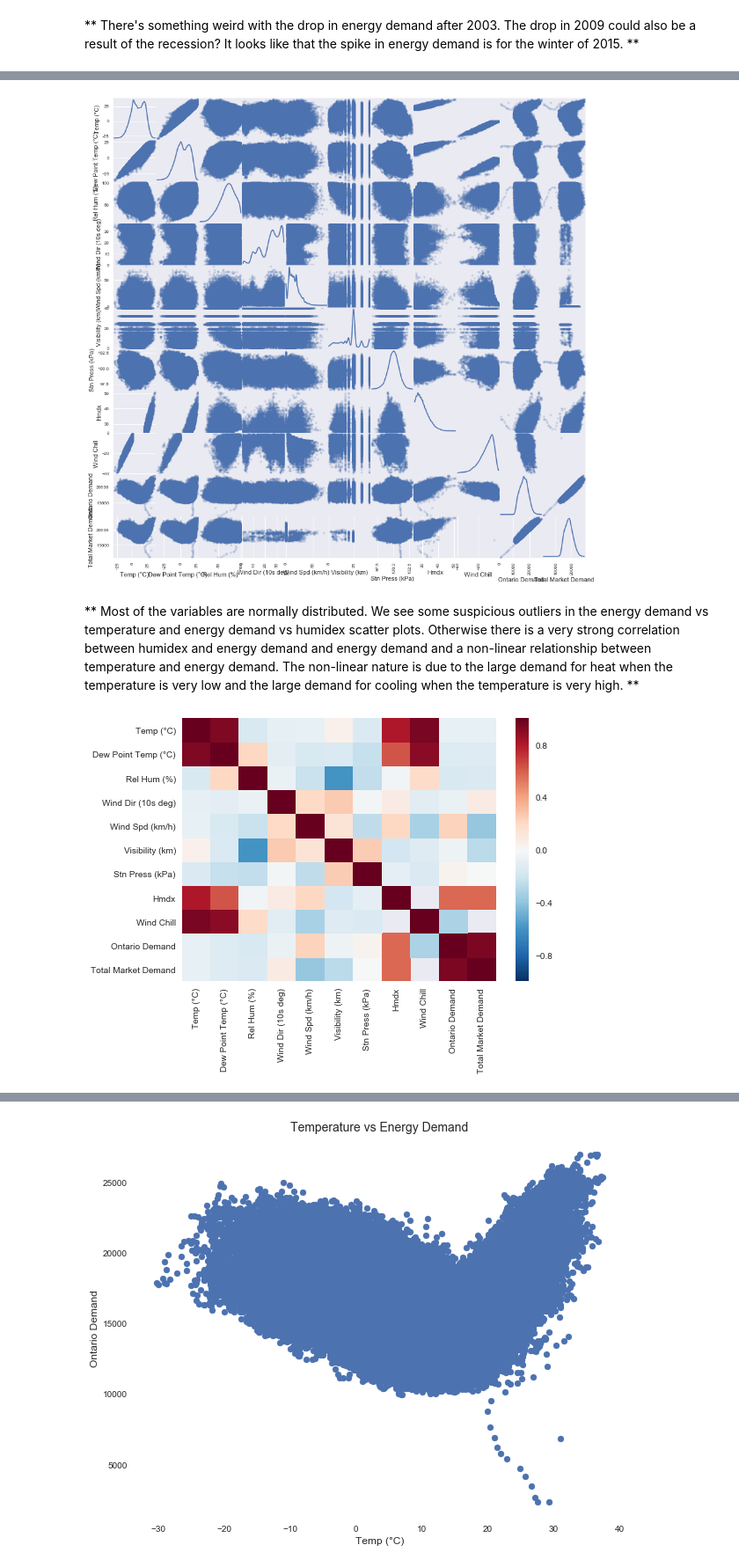
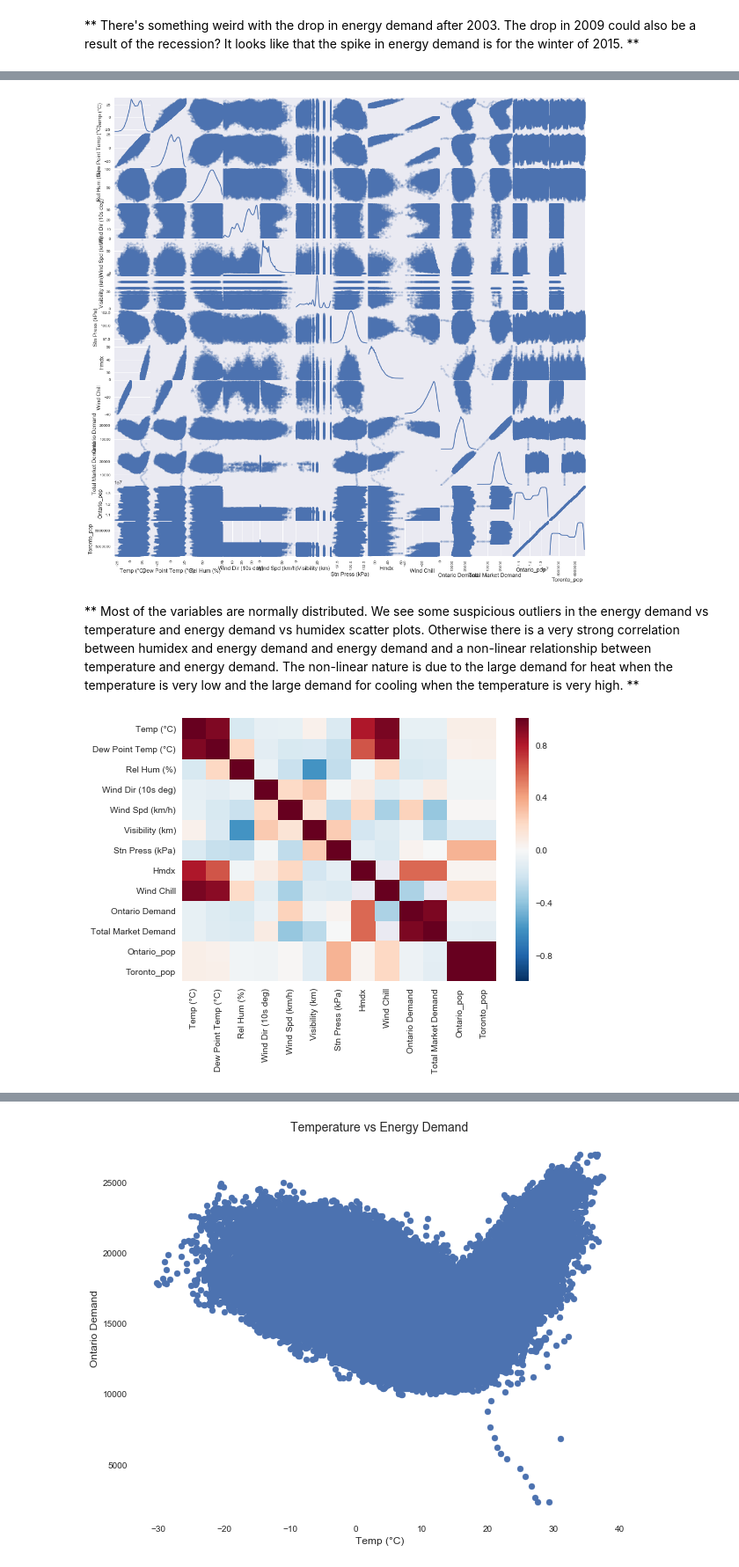
Before and after one commit to james-parks/Project2, a Jupyter notebook: CanadaEnergyUse.ipynb, the cells around one changed output, grey strips where cells are left out. Shown at 88% size. Cells and saved outputs as stored; diff of their text form; code cells hidden in the pictures.

Commit message:
added population data

```diff
--- a/CanadaEnergyUse.ipynb
+++ b/CanadaEnergyUse.ipynb
@@ -57,5 +90,21 @@ weather_data.head(4)
+# %%
+pop_data=pd.read_excel("ontario_pop.xlsx")
+# Convert Date column to datetime
+pop_data["Date"]=pd.to_datetime(pop_data.Date)
+# create a datetime column for the years between 1994 and 2017
+date_index = pd.DataFrame({"Date/Time":pd.date_range('1/1/1994', periods=len(weather_data), freq='H')})
+# Merge date_index dataframe with the the population data dataframe
+pop_merged=date_index.merge(pop_data,left_on="Date/Time",right_on="Date",how="outer")
+# Subset on useful columns
+pop_merged=pop_merged[["Date/Time", "Ontario_pop","Toronto_pop"]]
+# Use linear interpolation to estimate the hourly population between offical census data
+pop_merged.interpolate(method='linear',limit_direction="both",inplace=True)
+# Round population estimates to the nearest integer
+pop_merged[["Ontario_pop","Toronto_pop"]]=pop_merged[["Ontario_pop","Toronto_pop"]].round()
 # %%
-# We merge the two dataframes together
+# We merge the energy and weather dataframes together
 weather_data["Date/Time"]=pd.to_datetime(weather_data["Date/Time"])
 weather_merge=pd.merge(weather_data,energy_sub, how="outer",left_on="Date/Time",right_on="Date/Time")
+# Now merge with the populaton dataframes
+all_data=pd.merge(weather_merge,pop_merged, how="outer",left_on="Date/Time",right_on="Date/Time")
 # %%
@@ -123,6 +174,7 @@ plt.show()
 # %% [markdown]
 ** There's something weird with the drop in energy demand after 2003. The drop in 2009 could also be a result of the recession? It looks like that the spike in energy demand is for the winter of 2015. **
 # %%
-# Now remove NA columns from weather_merge
-weather_sub=weather_merge[["Date/Time","Data Quality", "Temp (°C)","Temp Flag" ,"Dew Point Temp (°C)" ,"Dew Point Temp Flag","Rel Hum (%)"    ,"Rel Hum Flag","Wind Dir (10s deg)" ,"Wind Dir Flag"   ,"Wind Spd (km/h)" ,"Wind Spd Flag" ,"Visibility (km)","Visibility Flag" ,"Stn Press (kPa)" ,"Stn Press Flag","Hmdx","Wind Chill","Weather", "Ontario Demand" ,"Total Market Demand"]]
+# Now remove NA columns from all_data
+#weather_sub=weather_merge[["Date/Time","Data Quality", "Temp (°C)","Temp Flag" ,"Dew Point Temp (°C)" ,"Dew Point Temp Flag","Rel Hum (%)"    ,"Rel Hum Flag","Wind Dir (10s deg)" ,"Wind Dir Flag"   ,"Wind Spd (km/h)" ,"Wind Spd Flag" ,"Visibility (km)","Visibility Flag" ,"Stn Press (kPa)" ,"Stn Press Flag","Hmdx","Wind Chill","Weather", "Ontario Demand" ,"Total Market Demand"]]
+all_data_sub=all_data.drop(["Hmdx Flag","Wind Chill Flag"],axis=1)
 # %%
@@ -140,16 +192,16 @@ weather_sub.describe()
 # %%
 from pandas.tools.plotting import scatter_matrix
-scatter_matrix(weather_sub,alpha=0.2, figsize=(15, 15), diagonal='kde')
+scatter_matrix(all_data_sub.drop(["Year","Month","Day"],axis=1),alpha=0.2, figsize=(17, 17), diagonal='kde')
 plt.show()
 # %% [output]
-[figure, old version]
+[figure, new version]
 # %% [markdown]
 ** Most of the variables are normally distributed. We see some suspicious outliers in the energy demand vs temperature and energy demand vs humidex scatter plots. Otherwise there is a very strong correlation between humidex and energy demand and energy demand and a non-linear relationship between temperature and energy demand. The non-linear nature is due to the large demand for heat when the temperature is very low and the large demand for cooling when the temperature is very high. **
 # %%
-corr = weather_sub.corr()
+corr = all_data_sub.drop(["Year","Month","Day"],axis=1).corr()
 sns.heatmap(corr,
             xticklabels=corr.columns.values,
             yticklabels=corr.columns.values)
 plt.show()
 # %% [output]
-[figure, old version]
+[figure, new version]
```
Also changed, not shown: parts of 41 cells of this notebook.
